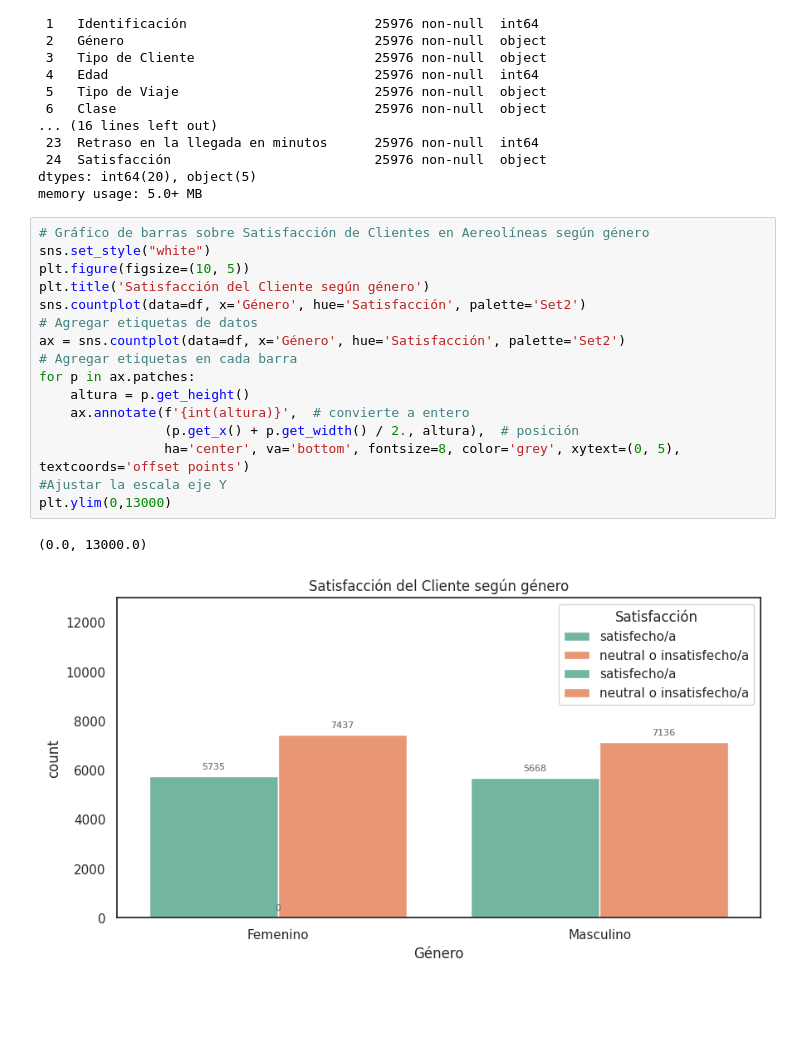
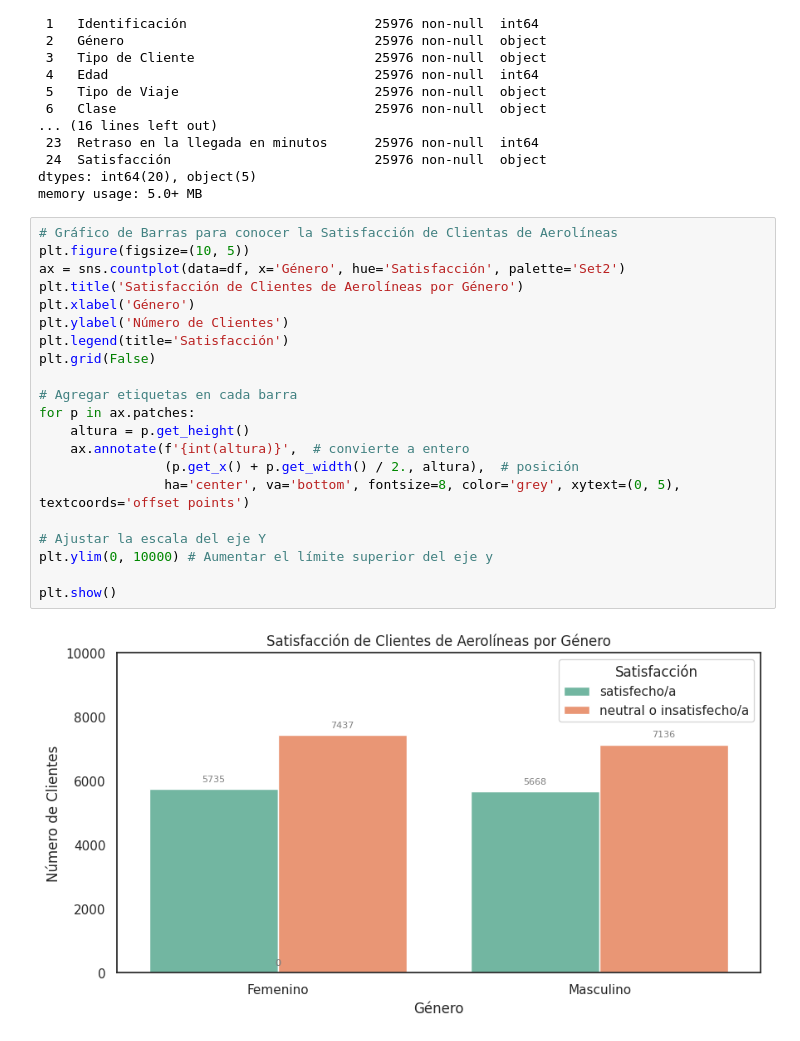
Before and after one commit to soledad-villarrubia/Data_Sciense_1, a Jupyter notebook: Proyecto_Final_CODERHOUSE.ipynb, the cells around one changed output. Saved outputs shown, nothing was run; the diff lists cells and outputs as text; blank space fills up the shorter version.

```diff
--- a/Proyecto_Final_CODERHOUSE.ipynb
+++ b/Proyecto_Final_CODERHOUSE.ipynb
@@ -162,21 +162,25 @@ Data columns (total 25 columns):
 dtypes: int64(20), object(5)
 memory usage: 5.0+ MB
 # %%
-# Gráfico de barras sobre Satisfacción de Clientes en Aereolíneas según género
-sns.set_style("white")
+# Gráfico de Barras para conocer la Satisfacción de Clientas de Aerolíneas
 plt.figure(figsize=(10, 5))
-plt.title('Satisfacción del Cliente según género')
-sns.countplot(data=df, x='Género', hue='Satisfacción', palette='Set2')
-# Agregar etiquetas de datos
 ax = sns.countplot(data=df, x='Género', hue='Satisfacción', palette='Set2')
+plt.title('Satisfacción de Clientes de Aerolíneas por Género')
+plt.xlabel('Género')
+plt.ylabel('Número de Clientes')
+plt.legend(title='Satisfacción')
+plt.grid(False)
+
 # Agregar etiquetas en cada barra
 for p in ax.patches:
     altura = p.get_height()
     ax.annotate(f'{int(altura)}',  # convierte a entero
                 (p.get_x() + p.get_width() / 2., altura),  # posición
                 ha='center', va='bottom', fontsize=8, color='grey', xytext=(0, 5), textcoords='offset points')
-#Ajustar la escala eje Y
-plt.ylim(0,13000)
+
+# Ajustar la escala del eje Y
+plt.ylim(0, 10000) # Aumentar el límite superior del eje y
+
+plt.show()
 # %% [output]
-(0.0, 13000.0)
-[figure, old version]
+[figure, new version]
```
